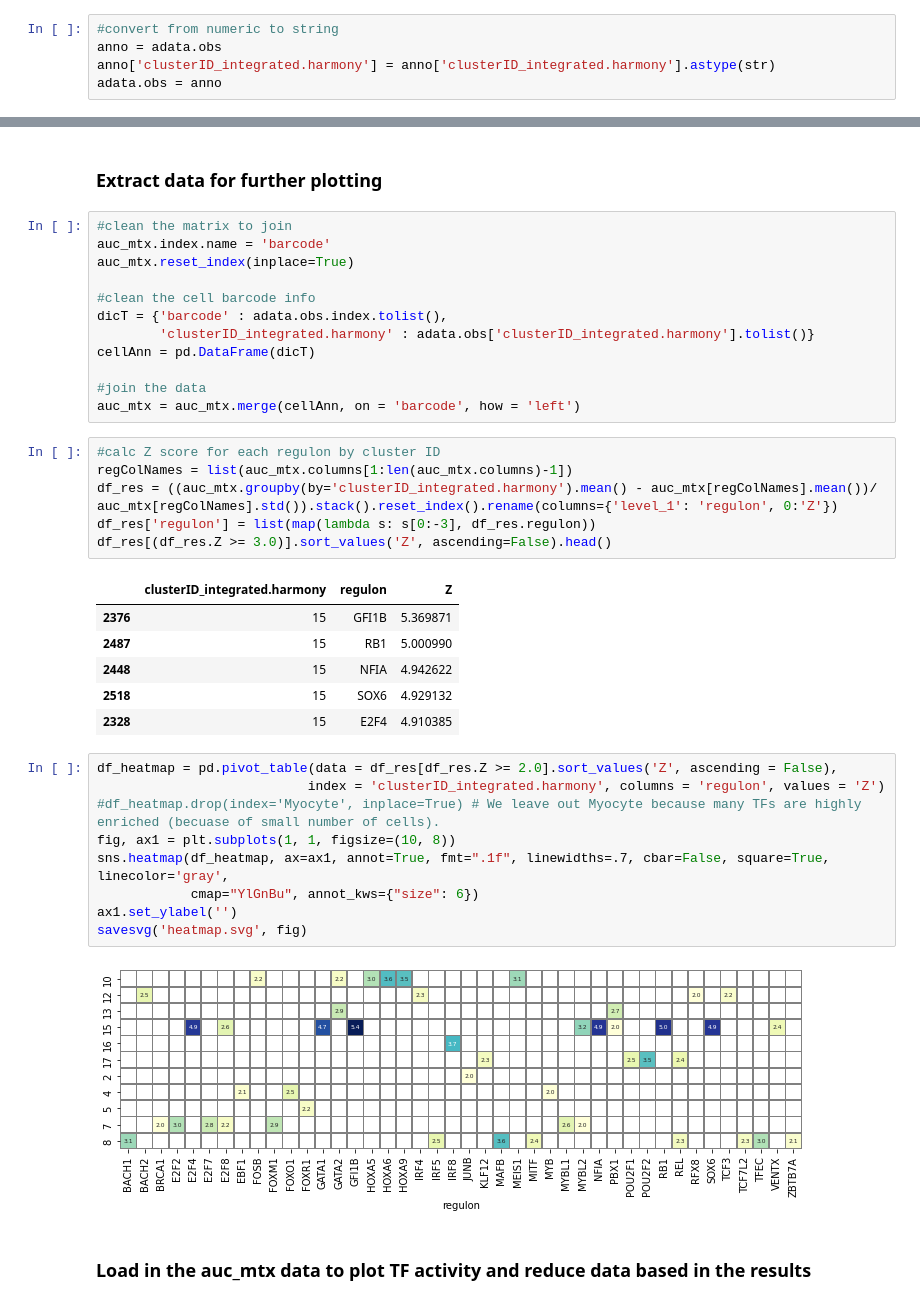
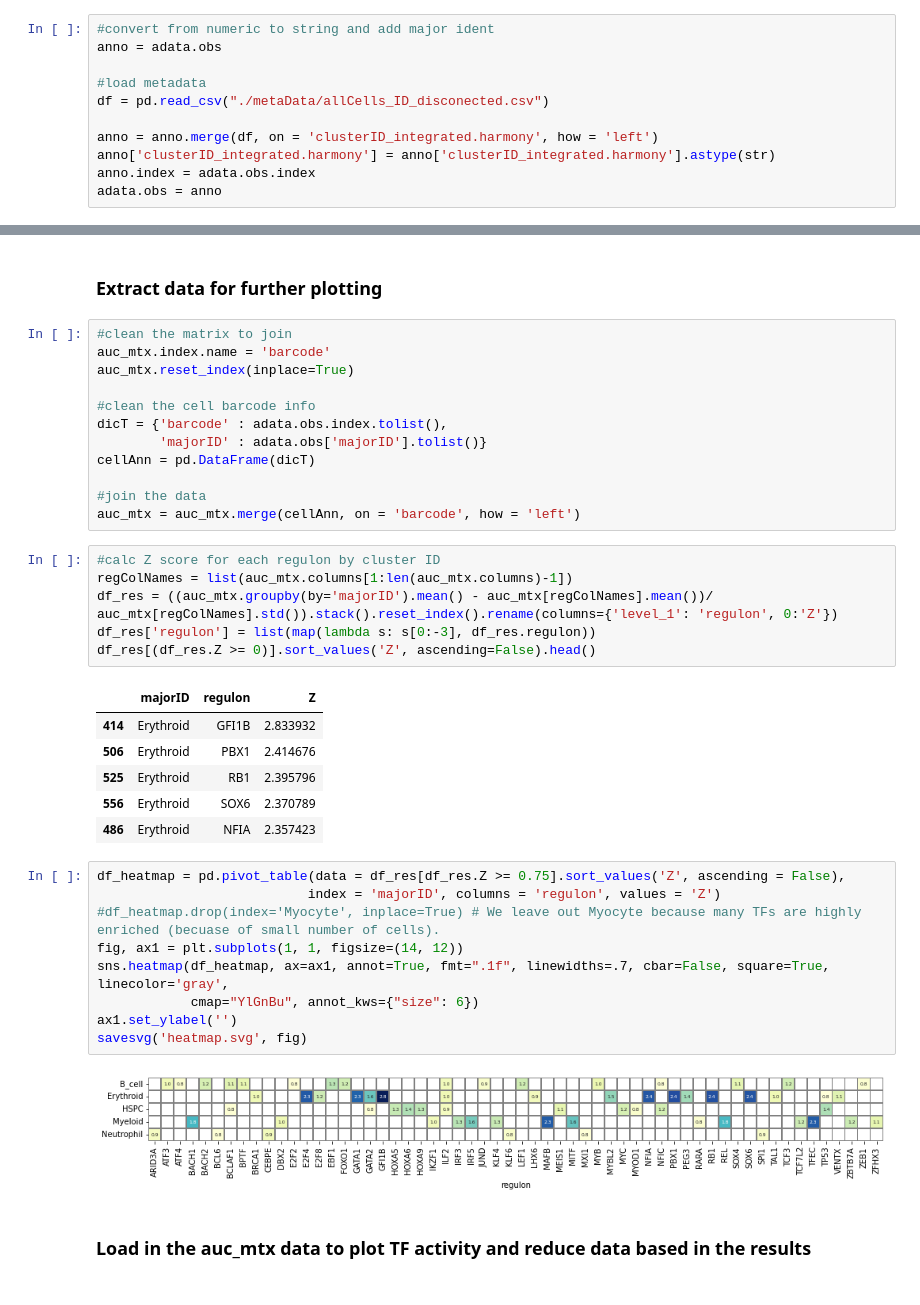
Before and after one commit to dyammons/canine-hematopoiesis-atlas, a Jupyter notebook: 3_pySCENIC_allCells.ipynb, the cells around one changed output, grey strips where cells are left out. Cells and saved outputs as stored; diff of their text form.

Commit message:
Update TF analysis to be by majorID

```diff
--- a/3_pySCENIC_allCells.ipynb
+++ b/3_pySCENIC_allCells.ipynb
@@ -68,9 +68,15 @@ AnnData object with n_obs × n_vars = 22988 × 11606
     obs: 'orig.ident', 'nCount_RNA', 'nFeature_RNA', 'percent.mt', 'percent.hbm', 'percent.ppbp', 'RNA_snn_res.0.1', 'seurat_clusters', 'int.clusID', 'pANN_0.25_0.01_274', 'DF.classifications_0.25_0.0 ...
     var: 'features'
 # %%
-#convert from numeric to string
+#convert from numeric to string and add major ident
 anno = adata.obs
+
+#load metadata
+df = pd.read_csv("./metaData/allCells_ID_disconected.csv")
+
+anno = anno.merge(df, on = 'clusterID_integrated.harmony', how = 'left')
 anno['clusterID_integrated.harmony'] = anno['clusterID_integrated.harmony'].astype(str)
+anno.index = adata.obs.index
 adata.obs = anno
 # %%
 #convert index to gene symbol
@@ -290,7 +296,7 @@ auc_mtx.reset_index(inplace=True)
 
 #clean the cell barcode info
 dicT = {'barcode' : adata.obs.index.tolist(),
-        'clusterID_integrated.harmony' : adata.obs['clusterID_integrated.harmony'].tolist()}
+        'majorID' : adata.obs['majorID'].tolist()}
 cellAnn = pd.DataFrame(dicT)
 
 #join the data
@@ -298,27 +304,27 @@ auc_mtx = auc_mtx.merge(cellAnn, on = 'barcode', how = 'left')
 # %%
 #calc Z score for each regulon by cluster ID
 regColNames = list(auc_mtx.columns[1:len(auc_mtx.columns)-1])
-df_res = ((auc_mtx.groupby(by='clusterID_integrated.harmony').mean() - auc_mtx[regColNames].mean())/ auc_mtx[regColNames].std()).stack().reset_index().rename(columns={'level_1': 'regulon', 0:'Z'})
+df_res = ((auc_mtx.groupby(by='majorID').mean() - auc_mtx[regColNames].mean())/ auc_mtx[regColNames].std()).stack().reset_index().rename(columns={'level_1': 'regulon', 0:'Z'})
 df_res['regulon'] = list(map(lambda s: s[0:-3], df_res.regulon))
-df_res[(df_res.Z >= 3.0)].sort_values('Z', ascending=False).head()
+df_res[(df_res.Z >= 0)].sort_values('Z', ascending=False).head()
 # %% [output]
-|  | clusterID_integrated.harmony | regulon | Z |
-| 2376 | 15 | GFI1B | 5.369871 |
-| 2487 | 15 | RB1 | 5.000990 |
-| 2448 | 15 | NFIA | 4.942622 |
-| 2518 | 15 | SOX6 | 4.929132 |
-| 2328 | 15 | E2F4 | 4.910385 |
+|  | majorID | regulon | Z |
+| 414 | Erythroid | GFI1B | 2.833932 |
+| 506 | Erythroid | PBX1 | 2.414676 |
+| 525 | Erythroid | RB1 | 2.395796 |
+| 556 | Erythroid | SOX6 | 2.370789 |
+| 486 | Erythroid | NFIA | 2.357423 |
 # %%
-df_heatmap = pd.pivot_table(data = df_res[df_res.Z >= 2.0].sort_values('Z', ascending = False),
-                           index = 'clusterID_integrated.harmony', columns = 'regulon', values = 'Z')
+df_heatmap = pd.pivot_table(data = df_res[df_res.Z >= 0.75].sort_values('Z', ascending = False),
+                           index = 'majorID', columns = 'regulon', values = 'Z')
 #df_heatmap.drop(index='Myocyte', inplace=True) # We leave out Myocyte because many TFs are highly enriched (becuase of small number of cells).
-fig, ax1 = plt.subplots(1, 1, figsize=(10, 8))
+fig, ax1 = plt.subplots(1, 1, figsize=(14, 12))
 sns.heatmap(df_heatmap, ax=ax1, annot=True, fmt=".1f", linewidths=.7, cbar=False, square=True, linecolor='gray',
             cmap="YlGnBu", annot_kws={"size": 6})
 ax1.set_ylabel('')
 savesvg('heatmap.svg', fig)
 # %% [output]
-[figure, old version]
+[figure, new version]
 # %% [markdown]
 ### Load in the auc_mtx data to plot TF activity and reduce data based in the results
 # %%
```
